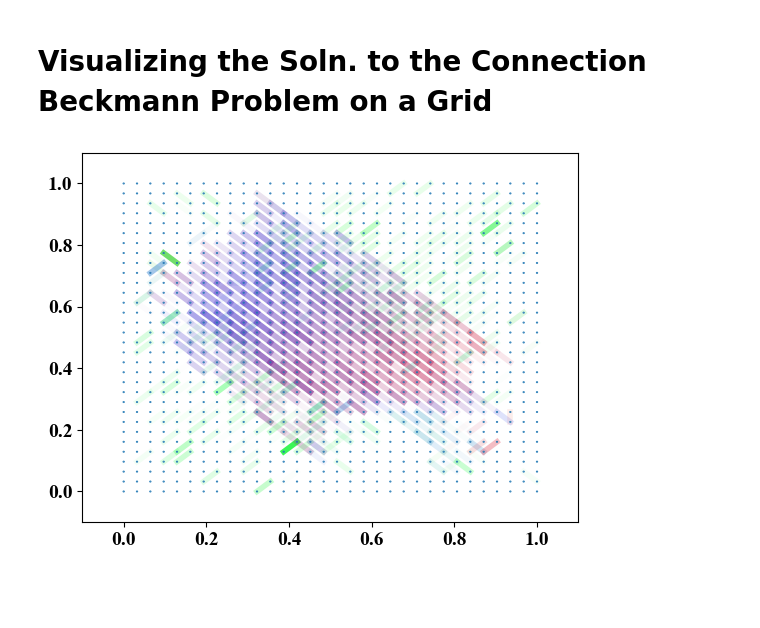
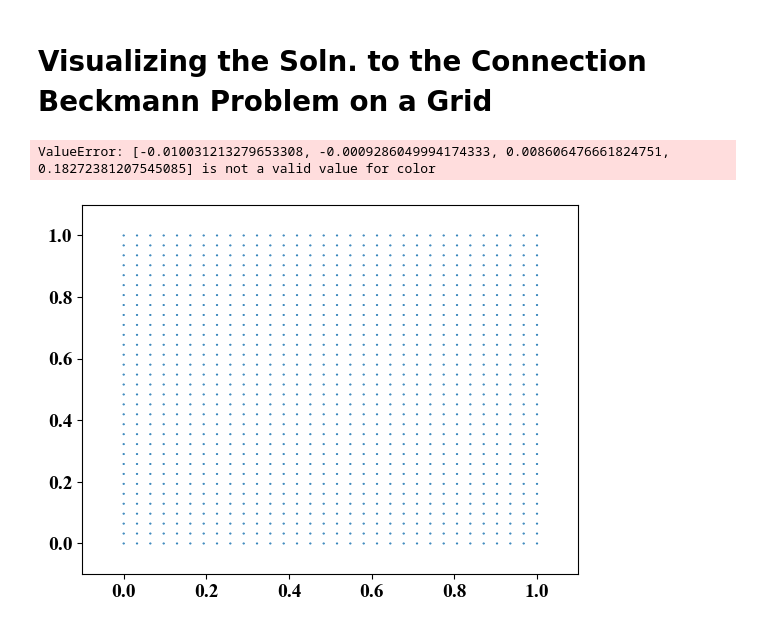
Before and after one commit to sawyer-jack-1/connection-graph-wasserstein, a Jupyter notebook: connection_beckmann_images.ipynb, the cells around one changed output. Cells and saved outputs as stored; diff of their text form; code cells hidden in the pictures; blank space fills up the shorter version.

Commit message:
improved grid notebooks

```diff
--- a/connection_beckmann_images.ipynb
+++ b/connection_beckmann_images.ipynb
@@ -146,7 +146,7 @@ t1 = time.time()
 print("time to init c: ", t1 - t0)
 
 B = torch.tensor(gridGraphIncidenceMatrix.toarray())
-w = torch.tensor(np.ones(B.T.shape[0]//INTRINSIC_DIM).astype('float32'))
+w = torch.tensor(np.array([edge[2]['weight'] for edge in gridGraph.edges(data=True)]).astype('float32'))
 
 t2 = time.time()
 print("time to init B, w: ", t2 - t1)
@@ -188,9 +188,15 @@ epoch: 9990, loss: -1.584517, loss0: -1.587503, loss1: 0.005971
 # %% [markdown]
 # Visualizing the Soln. to the Connection Beckmann Problem on a Grid
+# %%
+regularizedActiveEdges = cnx.active_edges(gridPhi, B.T, w, c).detach().numpy()
+#regularizedEdgeFlows = torch.matmul(B.T, gridPhi).detach().numpy()
+regularizedEdgeFlows = cnx.optimal_J(gridPhi, B.T, w, alpha, INTRINSIC_DIM).detach().numpy()
+regularizedEdgeFlows = regularizedEdgeFlows.flatten()
+
+#mask = (regularizedActiveEdges > 0)
+#regularizedEdgeFlows[mask, :] /= regularizedActiveEdges[mask][:, np.newaxis]/alpha
+#regularizedEdgeFlows = ((1 + regularizedEdgeFlows )/ 2).flatten()
 # %%
-regularizedActiveEdges = cnx.active_edges(gridPhi, B.T, w, c).detach().numpy()
-regularizedEdgeFlows = torch.matmul(B.T, gridPhi).detach().numpy()
-
 spectralEmbedding = gridGraph.gridEmbedding
 
 TOLERANCE = 0
@@ -202,46 +208,43 @@ ax.set_ylim((-.1, 1.1))
 
 for node in tqdm(list(range(gridGraph.nNodes))):
     center = spectralEmbedding[node][0], spectralEmbedding[node][1]
-    # if node in [FROM_NODE_INDEX, TO_NODE_INDEX]:
-    #     col="tab:red"
-    #     zNode=4
-    #     r=2e-2
-    #      #ax.text(center[0], center[1], str(node+1))
-    # else:
-    # phi = gridPhi.detach().numpy()
     col = "tab:blue" # phi[(node * INTRINSIC_DIM) : ((node + 1) * INTRINSIC_DIM) ].tolist() + [1]  #"tab:blue"
     zNode=4
     r=1e-3
     nodeLabel = matplotlib.patches.Circle(center, radius=r, color=col, zorder=zNode)
     ax.add_patch(nodeLabel)
 
 for edgeIndex, edge in zip(range(gridGraph.nEdges), list(gridGraph.edges())):
 
-    flow = regularizedEdgeFlows[(edgeIndex * INTRINSIC_DIM) : ((edgeIndex + 1) * INTRINSIC_DIM) ]
+    flow = (regularizedEdgeFlows[(edgeIndex * INTRINSIC_DIM) : ((edgeIndex + 1) * INTRINSIC_DIM) ]).tolist()
+
     #col = gridPhi[(edge[0] * INTRINSIC_DIM) : ((edge[0] + 1) * INTRINSIC_DIM) ]
 
-    flow = [1+x if x < 0 else 1 - x for x in flow] #[1+x if x < 0 else 1 - x for x in flow] #1 + x
+    flow = [x-1 if x > 1 else x for x in flow] #[1+x if x < 0 else 1 - x for x in flow] #1 + x
 
     if regularizedActiveEdges[edgeIndex] > TOLERANCE:
+
         alpha = abs(regularizedActiveEdges[edgeIndex])/MAX
         col= flow + [alpha] #(1, 0, 0, alpha) #flow + [alpha] #(1, 0, .1, abs(regularizedActiveEdges[edgeIndex])/MAX)
         z = 3
         lw = 4
+
     else:
         #col="tab:blue"
         lw=0.5
         col=(1,1,1,0)
         z = 3
 
     fromNode = edge[0]
     toNode = edge[1]
     centerFromNode = spectralEmbedding[fromNode][0], spectralEmbedding[fromNode][1]
     centerToNode = spectralEmbedding[toNode][0], spectralEmbedding[toNode][1]
 
     ax.plot((centerFromNode[0], centerToNode[0]), (centerFromNode[1], centerToNode[1]), color=col, lw=lw)
 
 plt.show()
 
 # xData, yData = spectralEmbedding.values
 # %% [output]
+ValueError: [-0.010031213279653308, -0.0009286049994174333, 0.008606476661824751, 0.18272381207545085] is not a valid value for color
-[figure, old version]
+[figure, new version]
```
Also changed, not shown: parts of 2 cells of this notebook, 1 other file.
